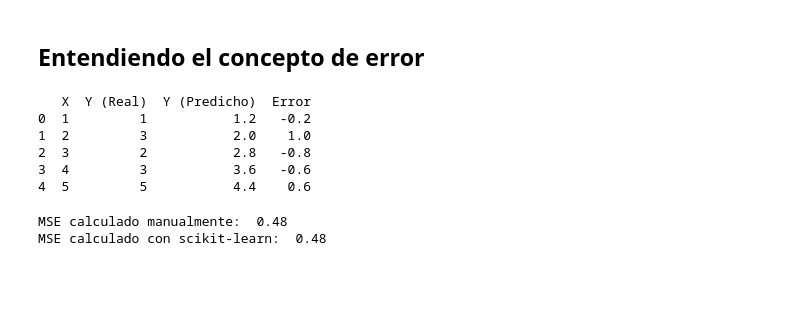
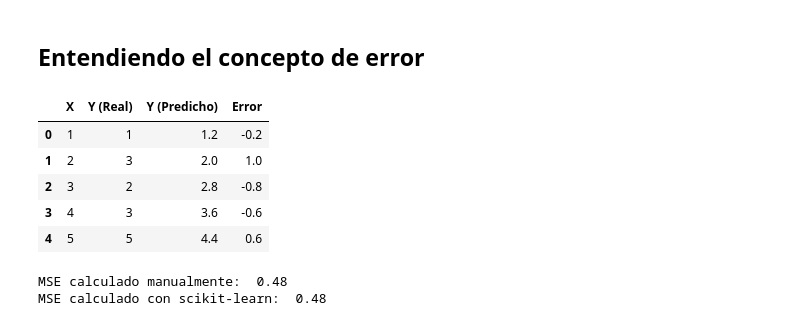
Before and after one commit to JaznaLaProfe/Mineria_de_datos, a Jupyter notebook: notebooks/7_BIY7121_Explicacion_RegresionLineal.ipynb, the cells around one changed output. Saved outputs shown, nothing was run; the diff lists cells and outputs as text; code cells hidden in the pictures; blank space fills up the shorter version.

```diff
--- a/notebooks/7_BIY7121_Explicacion_RegresionLineal.ipynb
+++ b/notebooks/7_BIY7121_Explicacion_RegresionLineal.ipynb
@@ -129,24 +129,24 @@ array([1, 3, 2, 3, 5])
 # %%
 # Cálculo del error (valor real - valor predicho)
 error = y - y_pred
 
 # Crear un DataFrame para mostrar los resultados
 tabla = pd.DataFrame({
     'X': np.array([1, 2, 3, 4, 5]),
     'Y (Real)': y,
     'Y (Predicho)': y_pred,
     'Error': error
 })
 
 # Mostrar la tabla
-print(tabla)
+tabla
 # %% [output]
-   X  Y (Real)  Y (Predicho)  Error
-0  1         1           1.2   -0.2
-1  2         3           2.0    1.0
-2  3         2           2.8   -0.8
-3  4         3           3.6   -0.6
-4  5         5           4.4    0.6
+|  | X | Y (Real) | Y (Predicho) | Error |
+| 0 | 1 | 1 | 1.2 | -0.2 |
+| 1 | 2 | 3 | 2.0 | 1.0 |
+| 2 | 3 | 2 | 2.8 | -0.8 |
+| 3 | 4 | 3 | 3.6 | -0.6 |
+| 4 | 5 | 5 | 4.4 | 0.6 |
 # %%
 # Cálculo manual del MSE
 mse_manual = np.mean((y - y_pred) ** 2)
```
Also changed, not shown: parts of 5 cells of this notebook.
